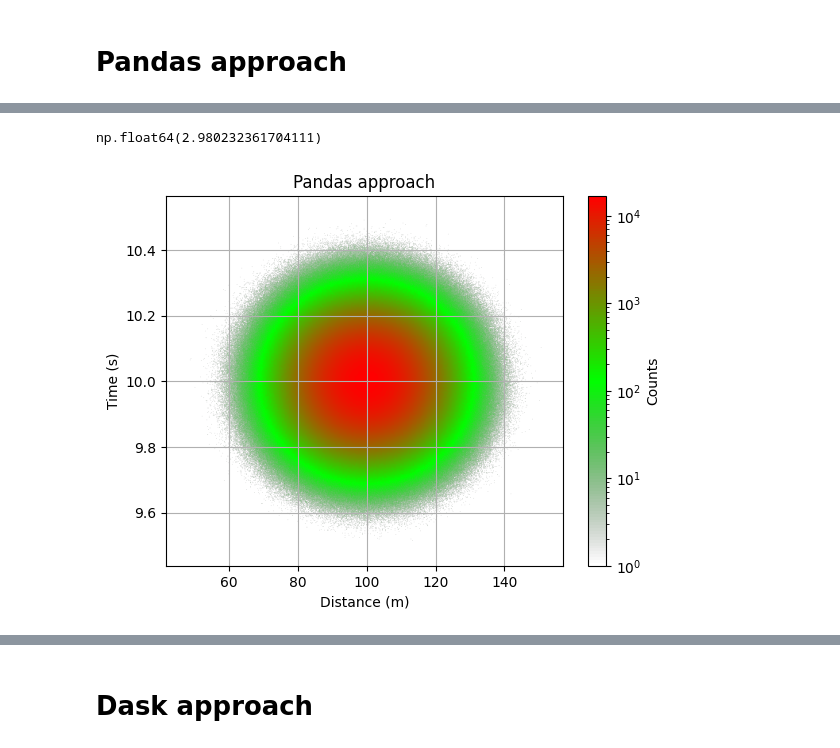
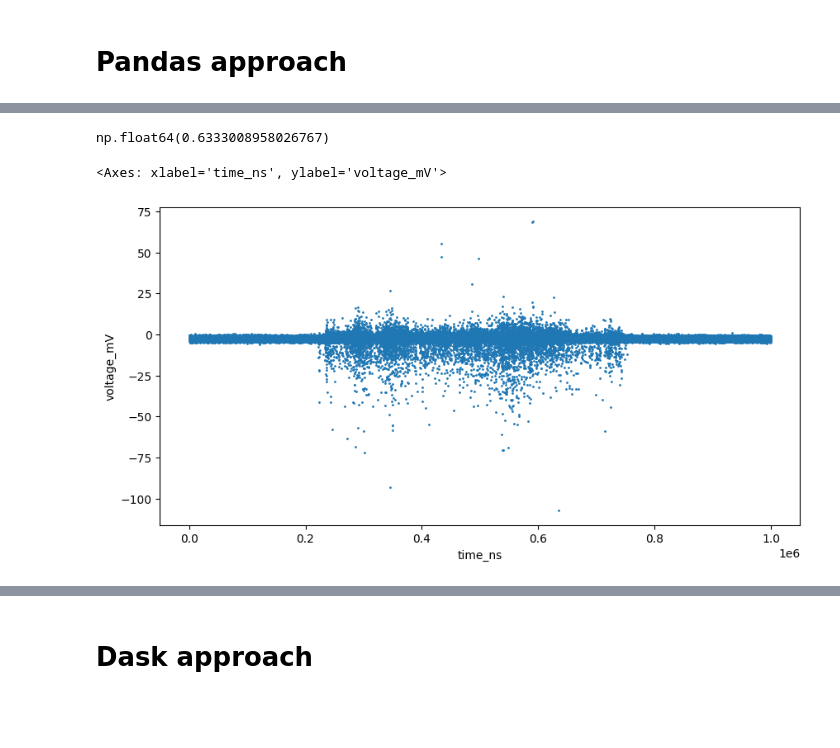
Before and after one commit to grzanka/hpda-2025, a Jupyter notebook: 07_main_dask_loading.ipynb, the cells around one changed output, grey strips where cells are left out. Cells and saved outputs as stored; diff of their text form; code cells hidden in the pictures; blank space fills up the shorter version.

```diff
--- a/07_main_dask_loading.ipynb
+++ b/07_main_dask_loading.ipynb
@@ -22,0 +18,4 @@ time_sigma_s = 0.1
+# %%
+lv1_path = Path('/net/pr2/projects/plgrid/plggdiamonds/lgad/2023/parquet/lv1')
+lv2_path = Path('/net/pr2/projects/plgrid/plggdiamonds/lgad/2023/parquet/lv2')
+lv1_path.exists(), lv2_path.exists()
@@ -40,0 +26,8 @@ df1.head()
+# %%
+single_segment_df = pd.read_parquet(lv1_path, filters=[
+    ("dataset", "==", "1nA"),
+    ("channel_no", "==", 0),
+    ("trc_file_no", "==", 0),
+    ("segment_no", "==", 0),
+])
+single_segment_df.head()
@@ -41,5 +41,4 @@ df1.head()
 # %%
-# size of df1 in GB
-df1.memory_usage(deep=True).sum() / (1024 ** 3)
+single_segment_df.memory_usage(deep=True).sum() / (1024 ** 3)
 # %% [output]
-np.float64(2.980232361704111)
+np.float64(0.6333008958026767)
@@ -51,18 +45,5 @@ hist_pandas, xedges_pandas, yedges_pandas = np.histogram2d(
-# %%
-norm = mcolors.LogNorm(vmin=1, vmax=hist_pandas.max())
-
-plt.imshow(
-    hist_pandas.T,
-    origin="lower",
-    aspect="auto",
-    extent=[xedges_pandas[0], xedges_pandas[-1], yedges_pandas[0], yedges_pandas[-1]],
-    cmap=cmap,
-    norm=norm
-)
-plt.xlabel("Distance (m)")
-plt.ylabel("Time (s)")
-plt.title("Pandas approach")
-plt.colorbar(label="Counts")
-plt.grid()
-# %% [output]
-[figure, removed]
+# %%
+single_segment_df.groupby(single_segment_df.index // 40).agg({'time_ns': 'mean', 'voltage_mV': 'mean'}).plot(x='time_ns', y='voltage_mV', kind='scatter', figsize=(10, 5), s=1)
+# %% [output]
+<Axes: xlabel='time_ns', ylabel='voltage_mV'>
+[figure, added]
```
Also changed, not shown: parts of 31 cells of this notebook.
